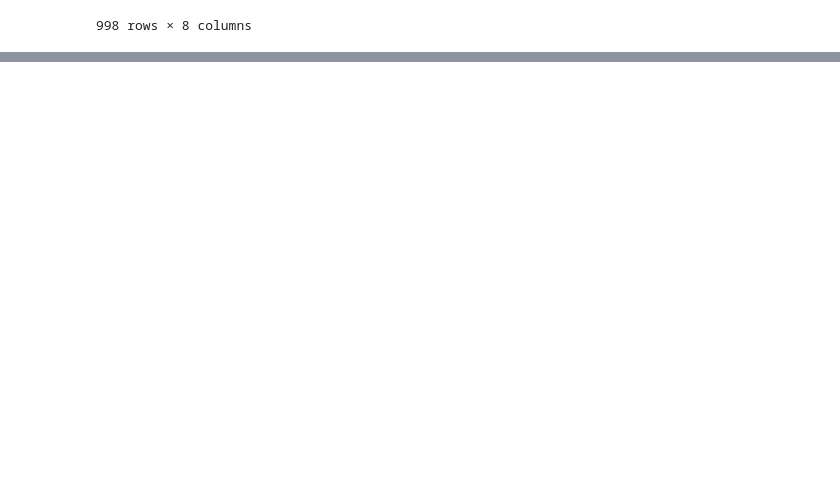
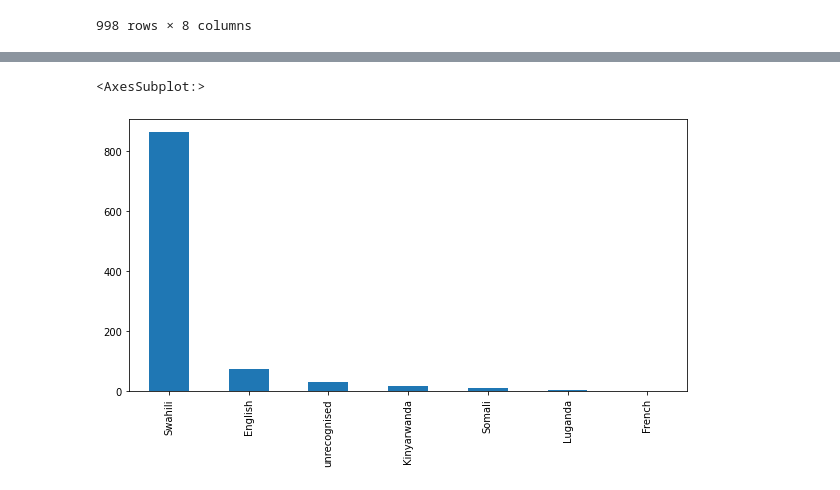
Before and after one commit to code-with-roz/Commuter_sentiment_analysis, a Jupyter notebook: Code/Copy_of_Integrate_afrolid_with_your_code.ipynb, the cells around one changed output, grey strips where cells are left out. Saved outputs shown, nothing was run; the diff lists cells and outputs as text; code cells hidden in the pictures; blank space fills up the shorter version.

Commit message:
Final language label using majority vote

```diff
--- a/Code/Copy_of_Integrate_afrolid_with_your_code.ipynb
+++ b/Code/Copy_of_Integrate_afrolid_with_your_code.ipynb
@@ -308,0 +330,23 @@ df_new.to_csv('/content/drive/MyDrive/MIT/MIT 807 mini-dissertation/Data/{}_twee
+# %%
+from collections import Counter
+
+
+
+def get_final_language(df_new):
+    # get language labels from each tool
+    lang_tool1 = df_new['predict_name_afrolid']
+    lang_tool2 = df_new['predict_name_cld3']
+    lang_tool3 = df_new['predict_name_franc']
+
+    # create a list of all language labels
+    all_langs = [lang_tool1, lang_tool2, lang_tool3]
+
+    # count the frequency of each language label
+    lang_counts = Counter(all_langs)
+
+    # get the most common language label
+    most_common_lang, _ = lang_counts.most_common(1)[0]
+
+    return most_common_lang
+# %%
+df_new['final_language'] = df_new.apply(get_final_language, axis=1)
@@ -308,0 +375,7 @@ df_new.to_csv('/content/drive/MyDrive/MIT/MIT 807 mini-dissertation/Data/{}_twee
+# %%
+# find the language distribution of the final labels
+
+df_new['final_language'].value_counts().plot.bar(figsize=(10,5), fontsize=10)
+# %% [output]
+<AxesSubplot:>
+[figure, added]
```
Also changed, not shown: parts of 11 cells of this notebook.
